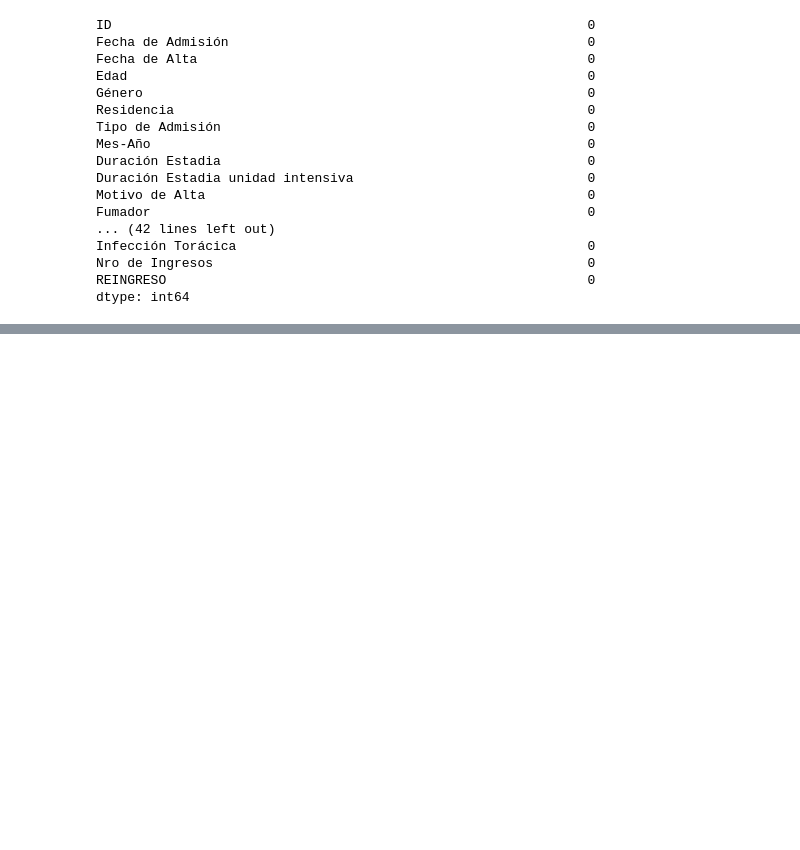
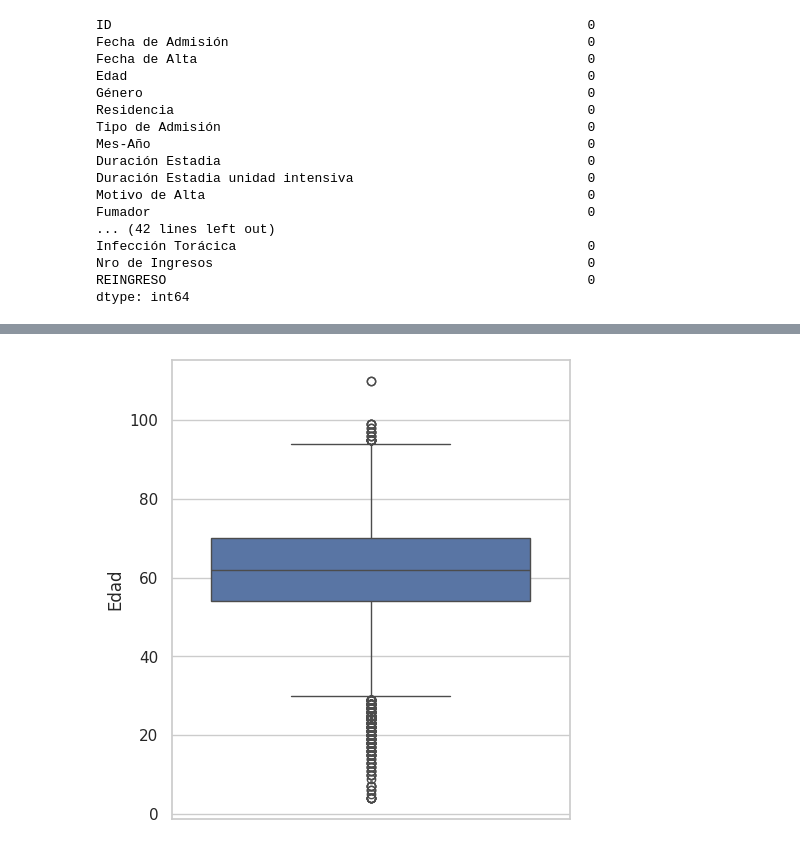
Before and after one commit to Estefaniagz/Proyecto_nocountry, a Jupyter notebook: explore.ipynb, the cells around one changed output, grey strips where cells are left out. Drawn from its saved outputs; the diff is of its cells as text; code cells hidden in the pictures; blank space fills up the shorter version.

```diff
--- a/explore.ipynb
+++ b/explore.ipynb
@@ -682,0 +702,2 @@ dtype: int64
+# %%
+df2 = df1.copy()
@@ -682,0 +721,5 @@ dtype: int64
+# %%
+df2 = df2.drop(columns=['Fecha de Admisión'])
+df2 = df2.drop(columns=['Fecha de Alta'])
+df2 = df2.drop(columns=['Mes-Año'])
+df2 = df2.drop(columns=['REINGRESO'])
@@ -682,0 +756,11 @@ dtype: int64
+# %%
+#conocer los outlier a traves de boxplot
+
+fig, axis = plt.subplots(1,1, figsize=(5,5))
+
+sns.boxplot(ax=axis, data=df2, y= 'Edad')
+
+plt.tight_layout()
+plt.show()
+# %% [output]
+[figure, added]
```
Also changed, not shown: parts of 14 cells of this notebook.
